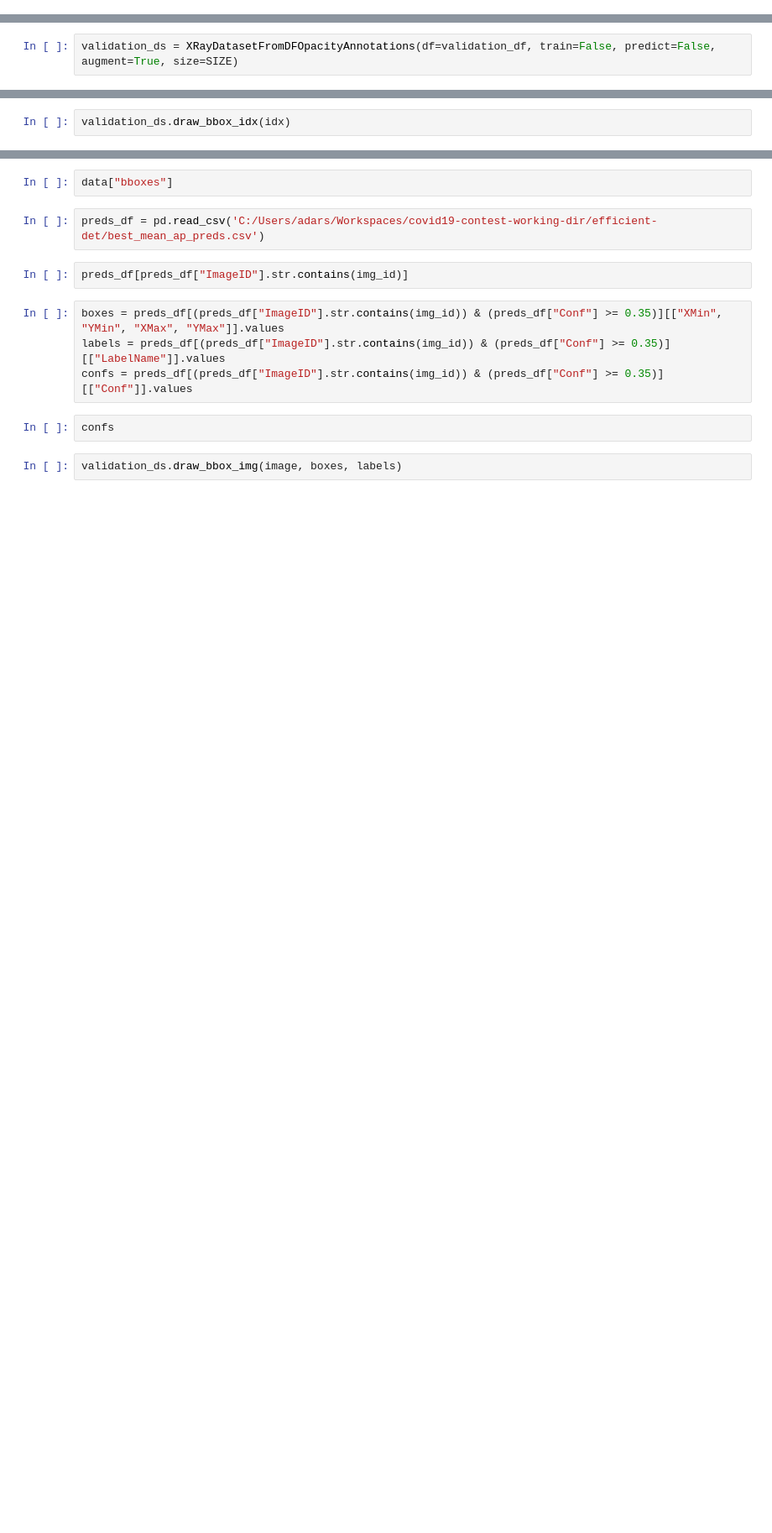
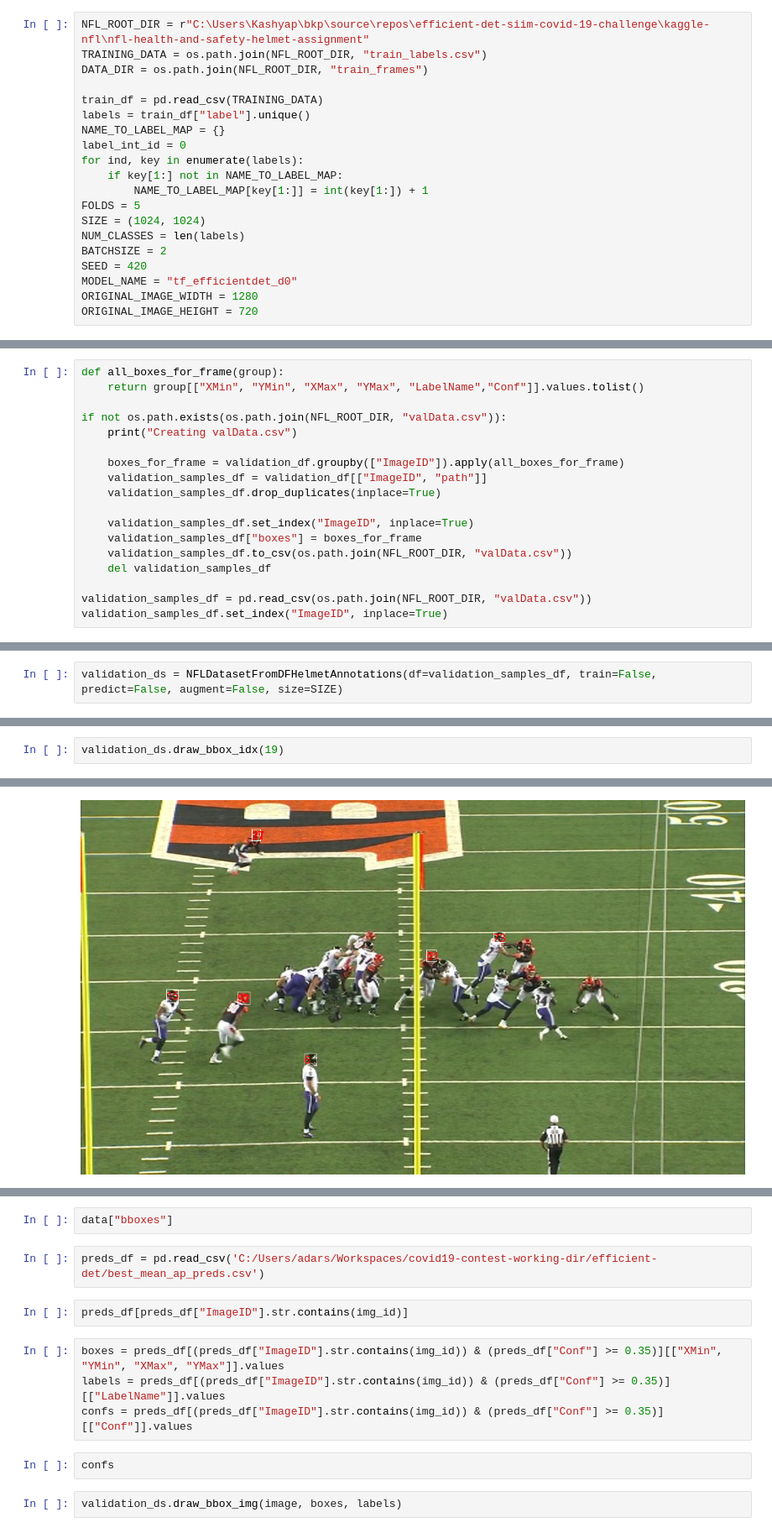
Before and after one commit to adarshvjois/efficient-det-siim-covid-19-challenge, a Jupyter notebook: Analyse-Predictions-BBoxes.ipynb, the cells around one changed output, grey strips where cells are left out. Shown at 84% size. Saved outputs shown, nothing was run; the diff lists cells and outputs as text; blank space fills up the shorter version.

Commit message:
Fixed Analyse-Predictions-BBoxes.ipynb for nfl

```diff
--- a/Analyse-Predictions-BBoxes.ipynb
+++ b/Analyse-Predictions-BBoxes.ipynb
@@ -39,0 +31,20 @@ MODEL_NAME = "tf_efficientdet_d0"
+# %%
+NFL_ROOT_DIR = r"C:\Users\Kashyap\bkp\source\repos\efficient-det-siim-covid-19-challenge\kaggle-nfl\nfl-health-and-safety-helmet-assignment"
+TRAINING_DATA = os.path.join(NFL_ROOT_DIR, "train_labels.csv")
+DATA_DIR = os.path.join(NFL_ROOT_DIR, "train_frames")
+
+train_df = pd.read_csv(TRAINING_DATA)
+labels = train_df["label"].unique()
+NAME_TO_LABEL_MAP = {}
+label_int_id = 0
+for ind, key in enumerate(labels):
+    if key[1:] not in NAME_TO_LABEL_MAP:
+        NAME_TO_LABEL_MAP[key[1:]] = int(key[1:]) + 1
+FOLDS = 5
+SIZE = (1024, 1024)
+NUM_CLASSES = len(labels)
+BATCHSIZE = 2
+SEED = 420
+MODEL_NAME = "tf_efficientdet_d0"
+ORIGINAL_IMAGE_WIDTH = 1280
+ORIGINAL_IMAGE_HEIGHT = 720
@@ -39,0 +92,18 @@ MODEL_NAME = "tf_efficientdet_d0"
+# %%
+def all_boxes_for_frame(group):
+    return group[["XMin", "YMin", "XMax", "YMax", "LabelName","Conf"]].values.tolist()
+
+if not os.path.exists(os.path.join(NFL_ROOT_DIR, "valData.csv")):
+    print("Creating valData.csv")
+
+    boxes_for_frame = validation_df.groupby(["ImageID"]).apply(all_boxes_for_frame)
+    validation_samples_df = validation_df[["ImageID", "path"]]
+    validation_samples_df.drop_duplicates(inplace=True)
+
+    validation_samples_df.set_index("ImageID", inplace=True)
+    validation_samples_df["boxes"] = boxes_for_frame
+    validation_samples_df.to_csv(os.path.join(NFL_ROOT_DIR, "valData.csv"))
+    del validation_samples_df
+
+validation_samples_df = pd.read_csv(os.path.join(NFL_ROOT_DIR, "valData.csv"))
+validation_samples_df.set_index("ImageID", inplace=True)
@@ -244,2 +332,2 @@ validation_df = pd.read_csv('C:/Users/adars/Workspaces/covid19-contest-working-d
 # %%
-validation_ds = XRayDatasetFromDFOpacityAnnotations(df=validation_df, train=False, predict=False, augment=True, size=SIZE)
+validation_ds = NFLDatasetFromDFHelmetAnnotations(df=validation_samples_df, train=False, predict=False, augment=False, size=SIZE)
@@ -251,2 +334,3 @@ img_id
 # %%
-validation_ds.draw_bbox_idx(idx)
+validation_ds.draw_bbox_idx(19)
+# %% [output]
@@ -252,0 +339 @@ validation_ds.draw_bbox_idx(idx)
+[figure, added]
```
Also changed, not shown: parts of 22 cells of this notebook.
